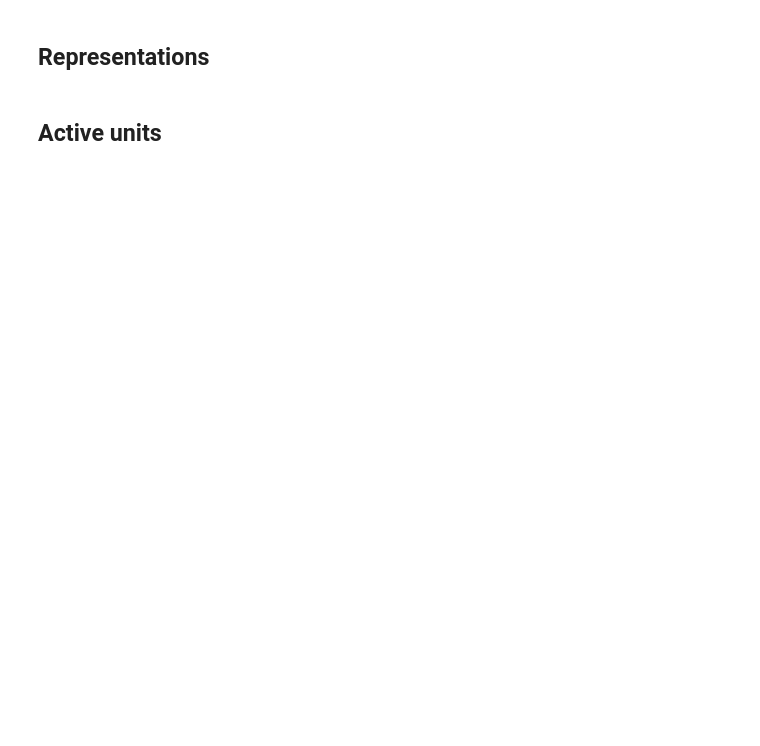
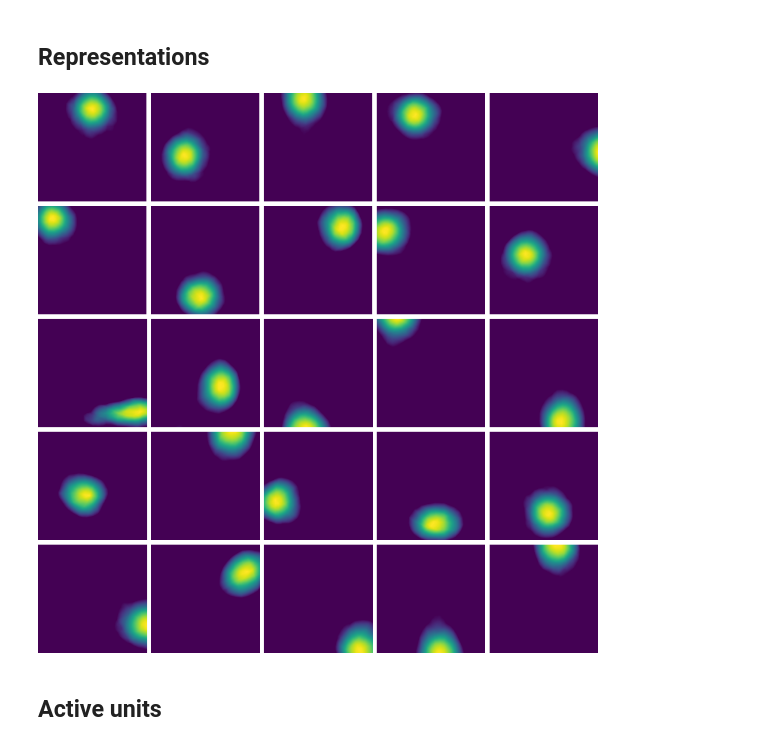
Before and after one commit to bioAI-Oslo/ConjunctiveRepresentations, a Jupyter notebook: fr_dense.ipynb, the cells around one changed output. Drawn from its saved outputs; the diff is of its cells as text; code cells hidden in the pictures; blank space fills up the shorter version.

Commit message:
new figures with new models

```diff
--- a/fr_dense.ipynb
+++ b/fr_dense.ipynb
@@ -111,23 +275,25 @@ plt.show()
 # %% [markdown]
 ## Representations
 # %%
-model_name = "1000 units 01 scale"
-model = models[model_name][1]
+model_name = "100 units"
+model = models[model_name][0]
 # %%
-n = 128
+n = 1024
 
 # Get spatial representations of grid
 p = get_spatial_representation(model, n)
 
 # Find cells with nonzero values
 mask = np.mean(p, axis=0) > 0
 ratemaps = p.T[mask].reshape(-1, n, n)
 
 # Plot first 25 ratemaps (active units)
 fig, ax = ratemap_collage(ratemaps[:25], cmap="viridis")      # jet, viridis
 plt.show()
 
-# fig.savefig(os.path.join(figure_path, f'dense_ratemaps_{model_name}.svg'), transparent=True)
+fig.savefig(os.path.join(figure_path, f'dense_ratemaps_{model_name}.svg'), transparent=True)
+# %% [output]
+[figure, added]
 # %% [markdown]
 ## Active units
 # %%
```
Also changed, not shown: parts of 23 cells of this notebook, 2 other files.
